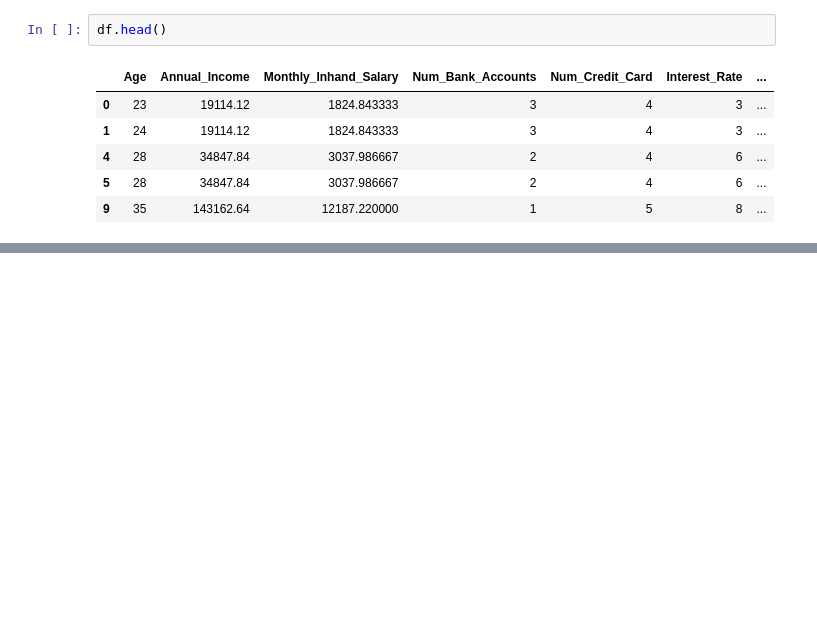
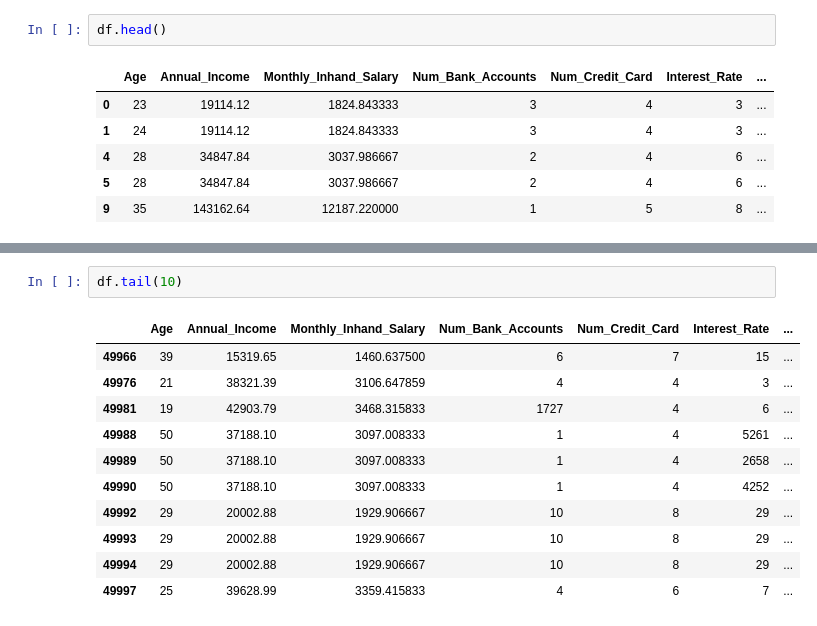
Before and after one commit to wessware/Credit_Risk_Analysis, a Jupyter notebook: credit_score_1.ipynb, the cells around one changed output, grey strips where cells are left out. Saved outputs shown, nothing was run; the diff lists cells and outputs as text; blank space fills up the shorter version.

```diff
--- a/credit_score_1.ipynb
+++ b/credit_score_1.ipynb
@@ -366,0 +434,14 @@ df.head()
+# %%
+df.tail(10)
+# %% [output]
+|  | Age | Annual_Income | Monthly_Inhand_Salary | Num_Bank_Accounts | Num_Credit_Card | Interest_Rate | ... |
+| 49966 | 39 | 15319.65 | 1460.637500 | 6 | 7 | 15 | ... |
+| 49976 | 21 | 38321.39 | 3106.647859 | 4 | 4 | 3 | ... |
+| 49981 | 19 | 42903.79 | 3468.315833 | 1727 | 4 | 6 | ... |
+| 49988 | 50 | 37188.10 | 3097.008333 | 1 | 4 | 5261 | ... |
+| 49989 | 50 | 37188.10 | 3097.008333 | 1 | 4 | 2658 | ... |
+| 49990 | 50 | 37188.10 | 3097.008333 | 1 | 4 | 4252 | ... |
+| 49992 | 29 | 20002.88 | 1929.906667 | 10 | 8 | 29 | ... |
+| 49993 | 29 | 20002.88 | 1929.906667 | 10 | 8 | 29 | ... |
+| 49994 | 29 | 20002.88 | 1929.906667 | 10 | 8 | 29 | ... |
+| 49997 | 25 | 39628.99 | 3359.415833 | 4 | 6 | 7 | ... |
```
Also changed, not shown: parts of 23 cells of this notebook.
